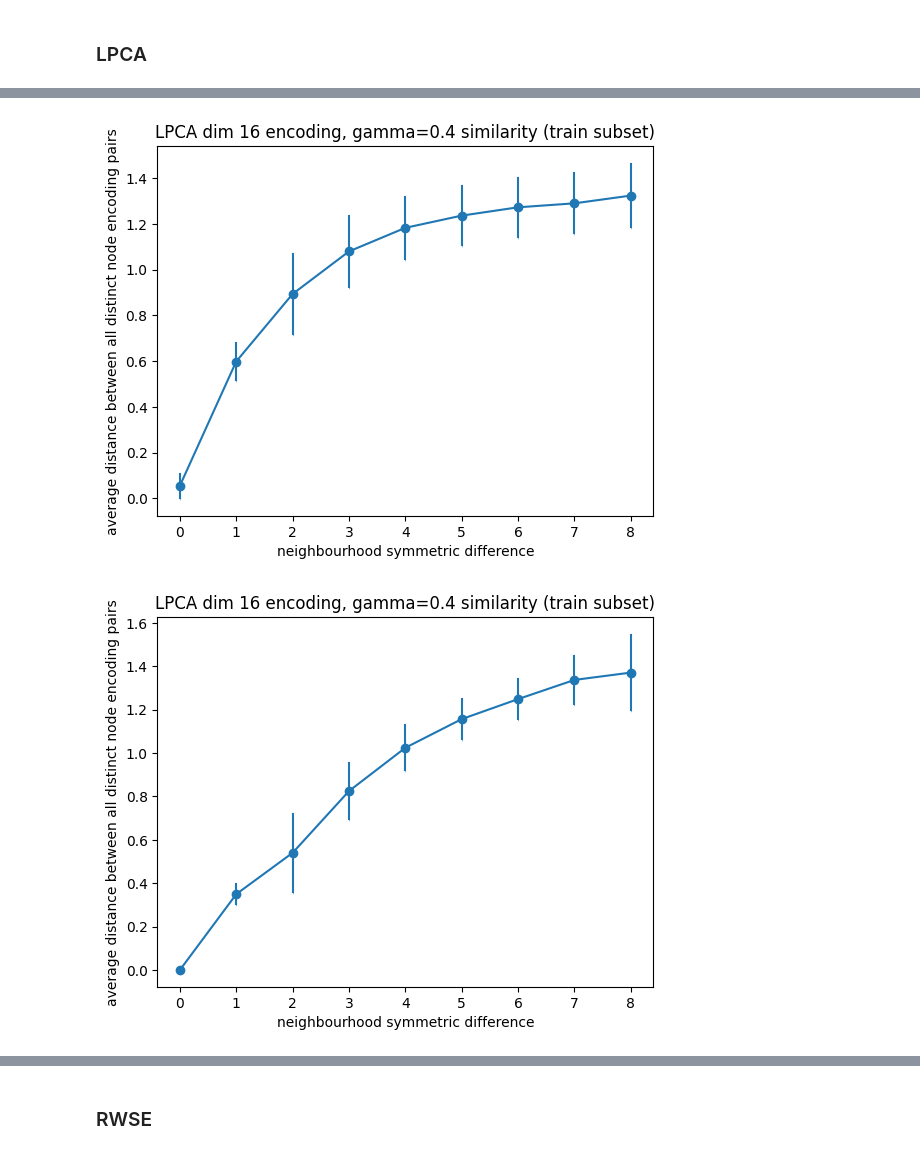
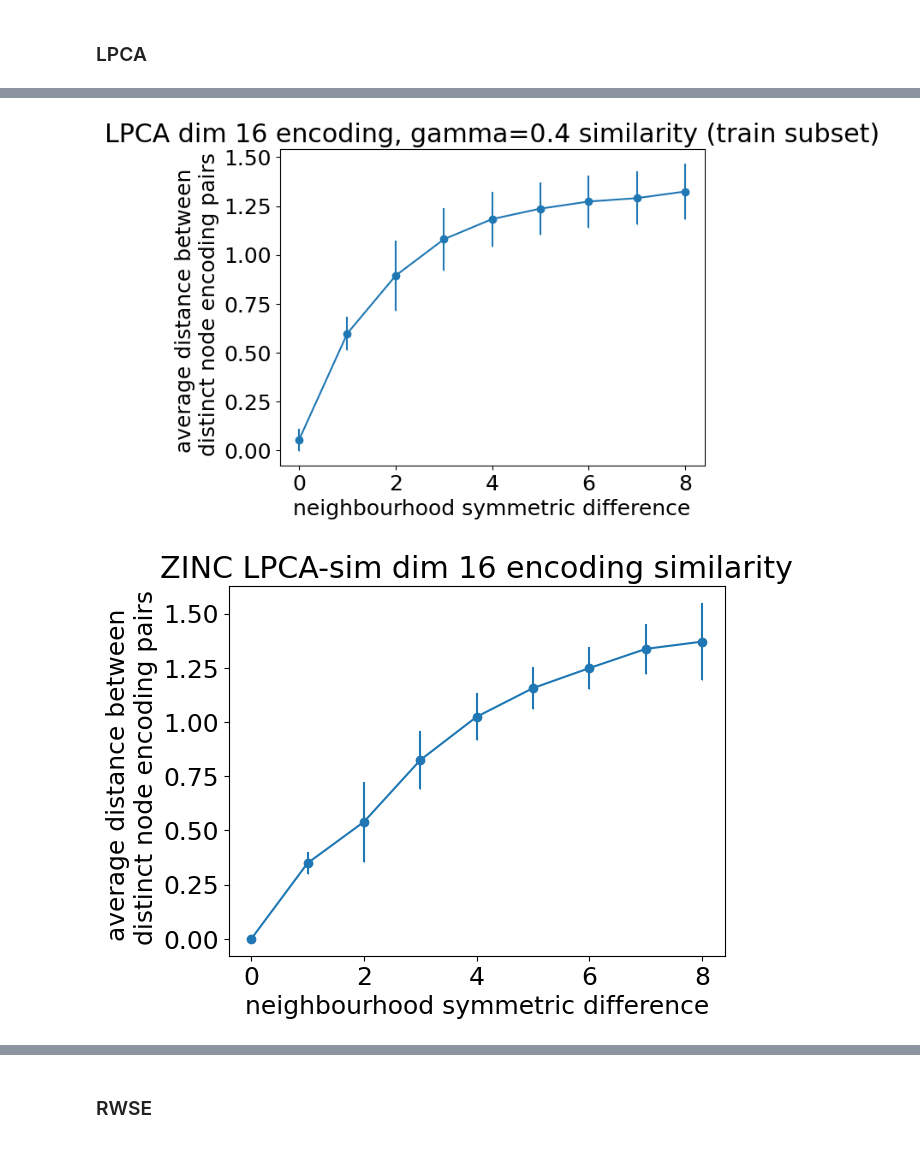
Before and after one commit to teriolx/binary-matrix-factorization, a Jupyter notebook: src/encoding_similarity.ipynb, the cells around one changed output, grey strips where cells are left out. Drawn from its saved outputs; the diff is of its cells as text; code cells hidden in the pictures.

```diff
--- a/src/encoding_similarity.ipynb
+++ b/src/encoding_similarity.ipynb
@@ -12,0 +15,2 @@ DIR_PATH = "../output/similarity_res/"
+# %%
+plt.rcParams.update({'font.size': 16})
@@ -35,12 +61,12 @@ plot_neighbourhood_similarity("similarity_lpca_with_sim_ZINC_k8_b4_gamma0.0_sNon
 plot_neighbourhood_similarity(DIR_PATH + "similarity_lpca_with_sim_ZINC_k8_b4_gamma0.0_sNone.parquet",
                               "LPCA dim 16 encoding, gamma=0.4 similarity (train subset)")
 # %% [output]
-[figure, old version]
+[figure, new version]
 # %%
 plot_neighbourhood_similarity(DIR_PATH + "similarity_lpca_with_sim_ZINC_k8_b4_gamma0.4_sNone.parquet",
-                              "LPCA dim 16 encoding, gamma=0.4 similarity (train subset)")
+                              "ZINC LPCA-sim dim 16 encoding similarity")
 # %% [output]
-[figure, old version]
+[figure, new version]
 # %%
 plot_neighbourhood_similarity(DIR_PATH + "similarity_lpca_with_sim_ZINC_k8_b4_gamma0.8_sNone.parquet",
                               "LPCA dim 16 encoding, gamma=0.8 similarity (train subset)")
```
Also changed, not shown: parts of 31 cells of this notebook.
